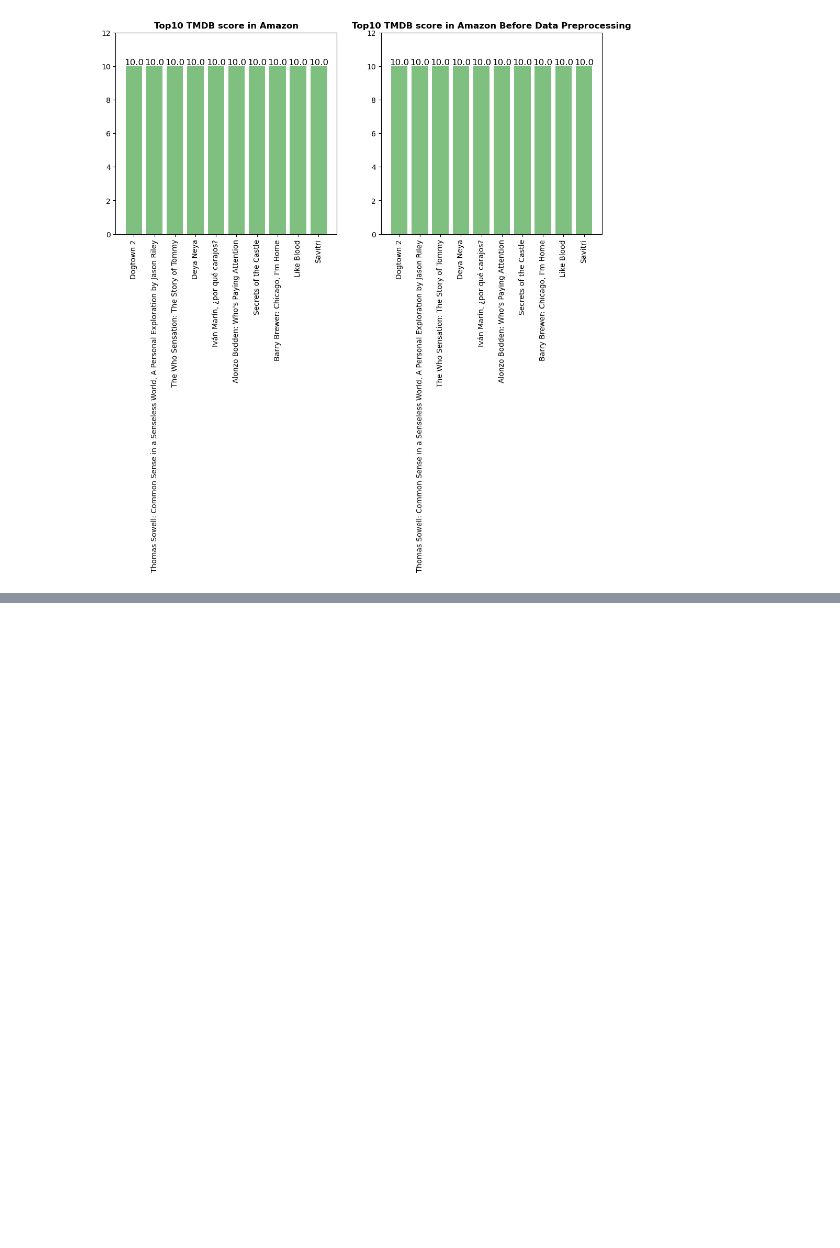
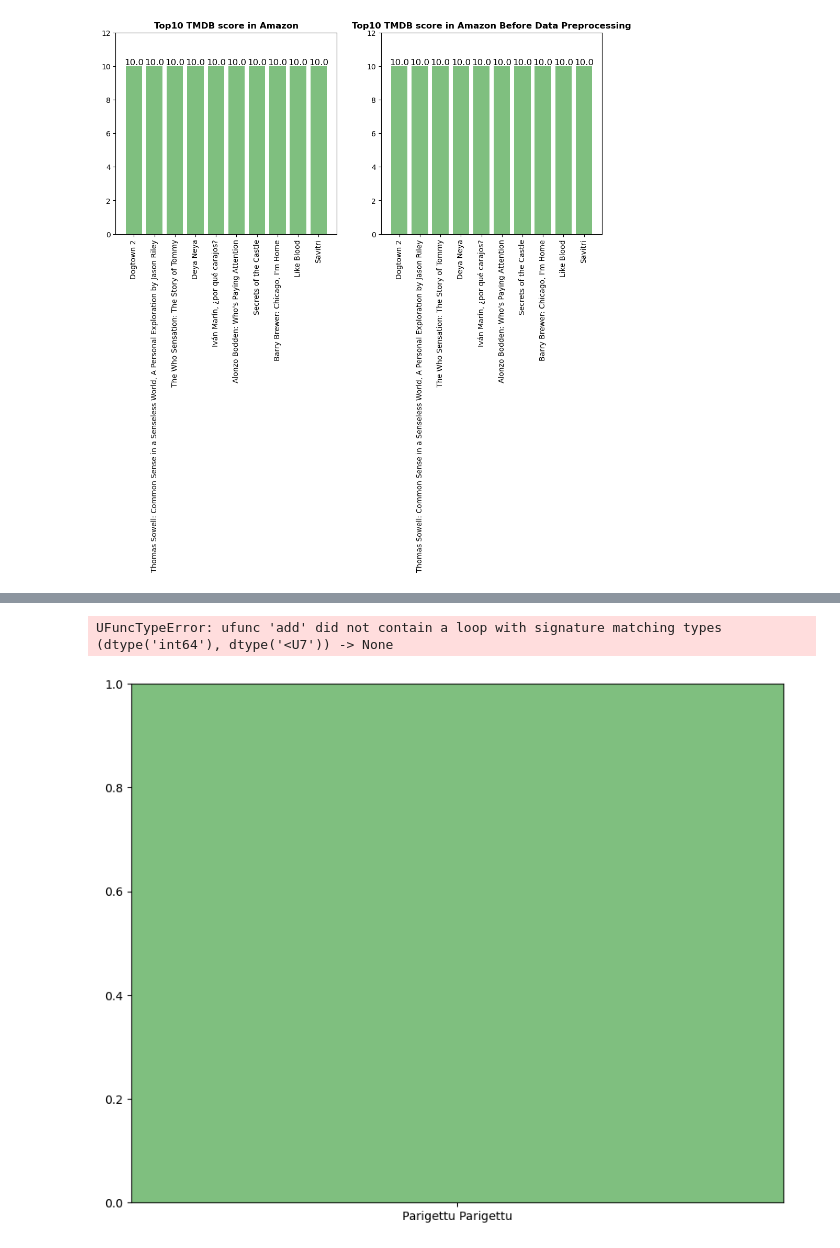
Before and after one commit to soy53/Datathon_ott, a Jupyter notebook: Amazon_1st.ipynb, the cells around one changed output, grey strips where cells are left out. Cells and saved outputs as stored; diff of their text form; code cells hidden in the pictures; blank space fills up the shorter version.

```diff
--- a/Amazon_1st.ipynb
+++ b/Amazon_1st.ipynb
@@ -451,0 +501,6 @@ plt.show()
+# %%
+# amazon_imdb 변수를 만들고 a_tmdb_to_imdb.csv 파일의 데이터를 할당
+amazon_imdb = pd.read_csv('/Users/soy/aiffel/amazon/a_tmdb_to_imdb.csv', encoding='ISO-8859-1')
+
+# amazon_imdb의 head 값 확인하기
+amazon_imdb.head()
@@ -451,0 +514,4 @@ plt.show()
+# %%
+# imdb NaN값인 경우 prediction으로 채워주기
+amazon_imdb['imdb_score'] = amazon_imdb['imdb_score'].fillna(amazon_imdb['prediction'])
+amazon_imdb.tail(10)
@@ -451,0 +572,19 @@ plt.show()
+# %%
+fig = plt.figure(figsize=(10,8))
+
+x = amazon_imdb.tail(10)['title']
+y = amazon_imdb.tail(10)['imdb_score']
+bar = plt.bar(x, y, color='green', alpha=0.5)
+plt.ylim(0, 12)
+
+for rect in bar:
+    height = rect.get_height()
+    plt.text(rect.get_x() + rect.get_width()/2.0, height, '%.1f' % height, ha='center', va='bottom', size = 12)
+
+plt.xticks(rotation=90)
+plt.title("IMDB score in Amazon After Data Preprocessing using Prediction",fontweight="bold")
+
+plt.show()
+# %% [output]
+UFuncTypeError: ufunc 'add' did not contain a loop with signature matching types (dtype('int64'), dtype('<U7')) -> None
+[figure, added]
```
Also changed, not shown: parts of 19 cells of this notebook.
